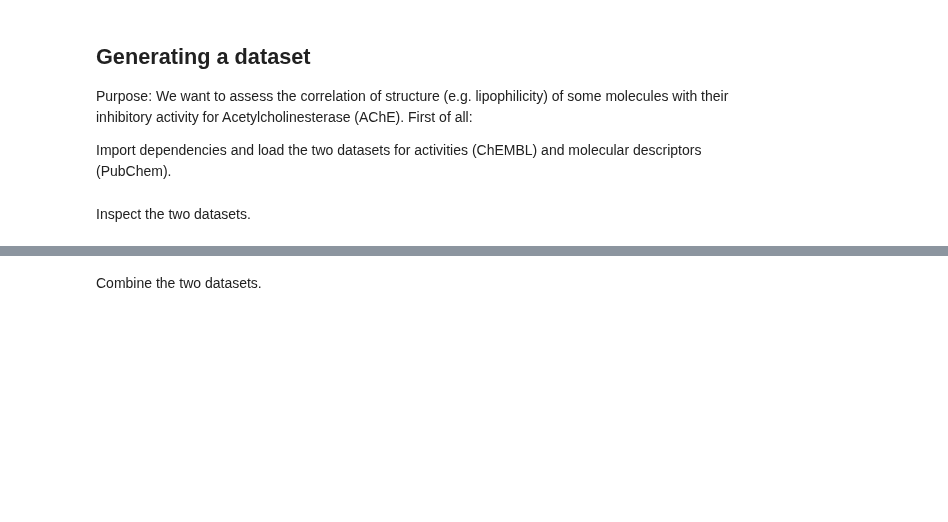
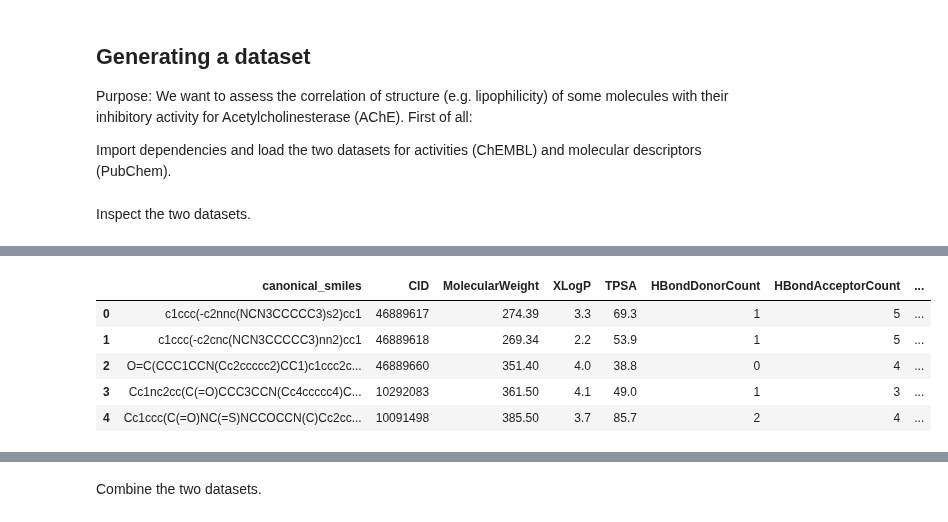
Before and after one commit to chichichi67/ChemicalDataScience103, a Jupyter notebook: lectures/session09/userfolder/materials(CH)/generate-dataset.ipynb, the cells around one changed output, grey strips where cells are left out. Drawn from its saved outputs; the diff is of its cells as text; code cells hidden in the pictures; blank space fills up the shorter version.

```diff
--- a/lectures/session09/userfolder/materials(CH)/generate-dataset.ipynb
+++ b/lectures/session09/userfolder/materials(CH)/generate-dataset.ipynb
@@ -22,0 +32,9 @@ Inspect the two datasets.
+# %%
+desc.head()
+# %% [output]
+|  | canonical_smiles | CID | MolecularWeight | XLogP | TPSA | HBondDonorCount | HBondAcceptorCount | ... |
+| 0 | c1ccc(-c2nnc(NCN3CCCCC3)s2)cc1 | 46889617 | 274.39 | 3.3 | 69.3 | 1 | 5 | ... |
+| 1 | c1ccc(-c2cnc(NCN3CCCCC3)nn2)cc1 | 46889618 | 269.34 | 2.2 | 53.9 | 1 | 5 | ... |
+| 2 | O=C(CCC1CCN(Cc2ccccc2)CC1)c1ccc2c... | 46889660 | 351.40 | 4.0 | 38.8 | 0 | 4 | ... |
+| 3 | Cc1nc2cc(C(=O)CCC3CCN(Cc4ccccc4)C... | 10292083 | 361.50 | 4.1 | 49.0 | 1 | 3 | ... |
+| 4 | Cc1ccc(C(=O)NC(=S)NCCOCCN(C)Cc2cc... | 10091498 | 385.50 | 3.7 | 85.7 | 2 | 4 | ... |
```
Also changed, not shown: parts of 11 cells of this notebook, 6 other files.
